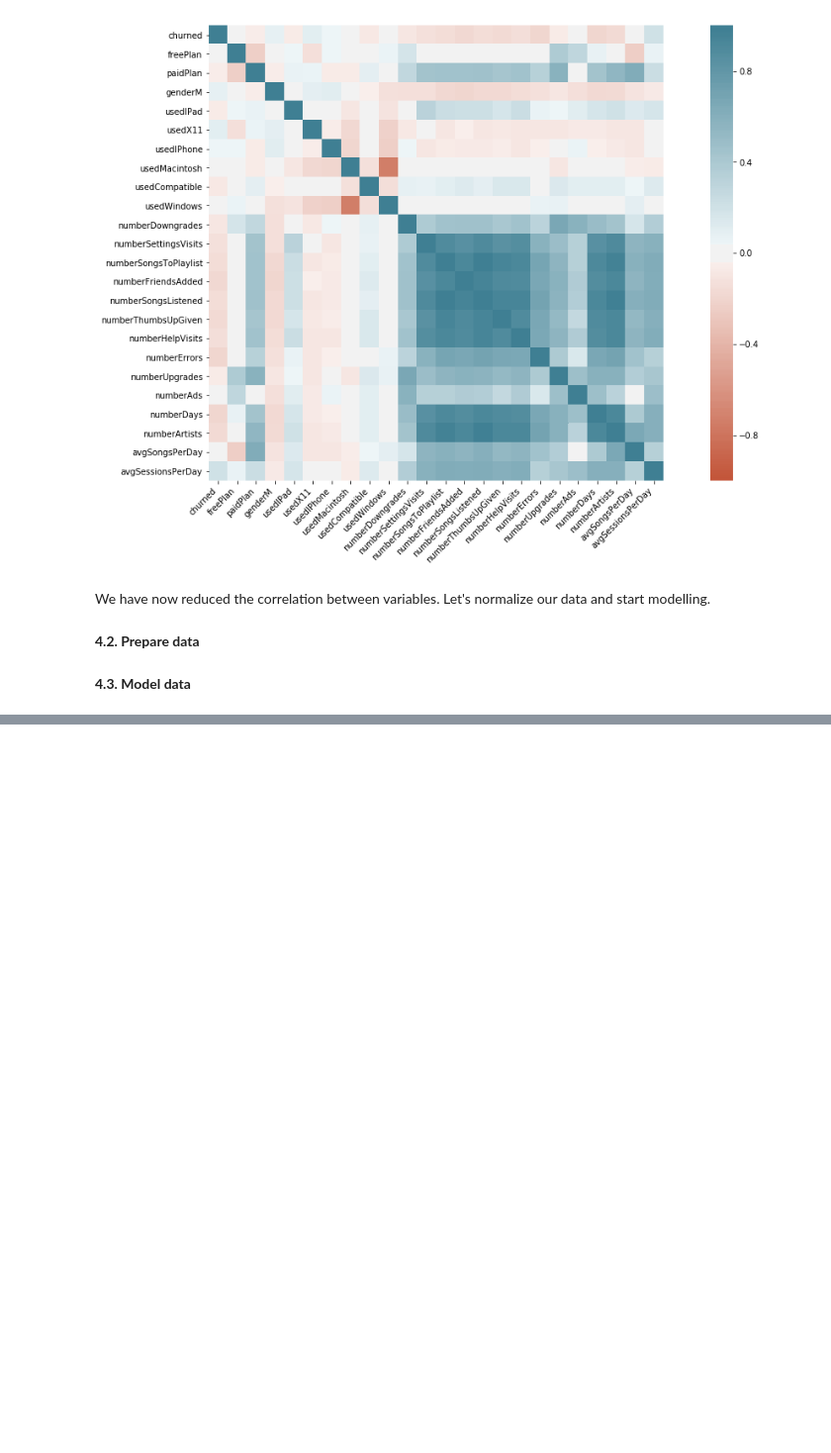
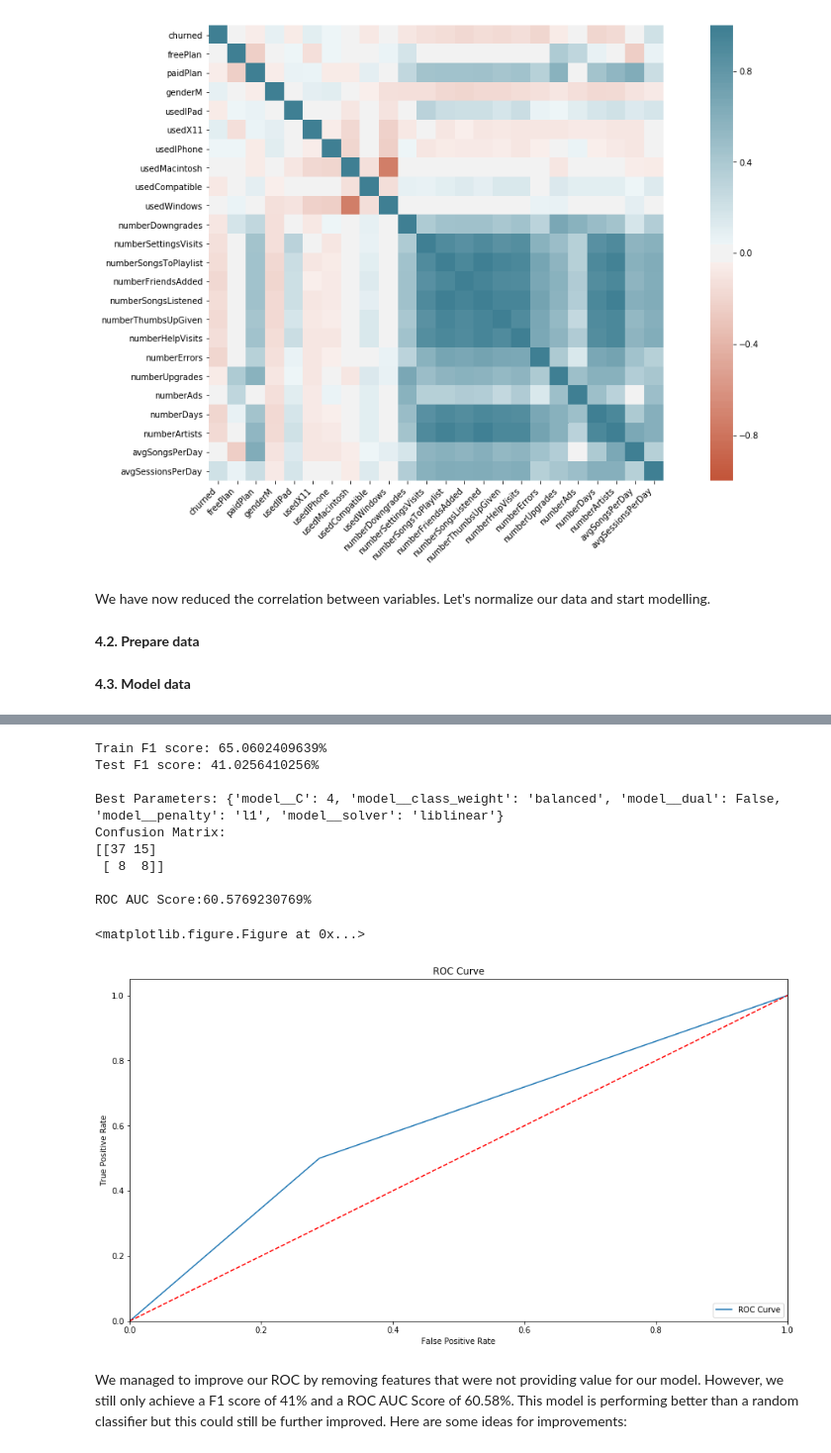
Before and after one commit to julie-data/sparkify-churn-model, a Jupyter notebook: sparkify-churn-notebook.ipynb, the cells around one changed output, grey strips where cells are left out. Shown at 99% size. Cells and saved outputs as stored; diff of their text form; code cells hidden in the pictures; blank space fills up the shorter version.

```diff
--- a/sparkify-churn-notebook.ipynb
+++ b/sparkify-churn-notebook.ipynb
@@ -1359,0 +1412,26 @@ Clean up your code, adding comments and renaming variables to make the code easi
+# %%
+scaler = StandardScaler()
+model = LogisticRegression(random_state=0)
+parameters = {
+        'model__C': (1,2,3,4,5,6),
+        'model__solver': ('newton-cg', 'lbfgs', 'liblinear', 'sag', 'saga'),
+        'model__penalty': ('l1', 'l2', 'elasticnet', 'none'),
+        'model__class_weight': (None, 'balanced'),
+        'model__dual': (True, False),
+    }
+
+model_data(scaler, model, parameters)
+# %% [output]
+Train F1 score: 65.0602409639%
+Test F1 score: 41.0256410256%
+
+Best Parameters: {'model__C': 4, 'model__class_weight': 'balanced', 'model__dual': False, 'model__penalty': 'l1', 'model__solver': 'liblinear'}
+Confusion Matrix:
+[[37 15]
+ [ 8  8]]
+
+ROC AUC Score:60.5769230769%
+<matplotlib.figure.Figure at 0x...>
+[figure, added]
+# %% [markdown]
+We managed to improve our ROC by removing features that were not providing value for our model. However, we still only achieve a F1 score of 41% and a ROC AUC Score of 60.58%. This model is performing better than a random classifier but this could still be further improved. Here are some ideas for improvements:
```
Also changed, not shown: parts of 22 cells of this notebook.
